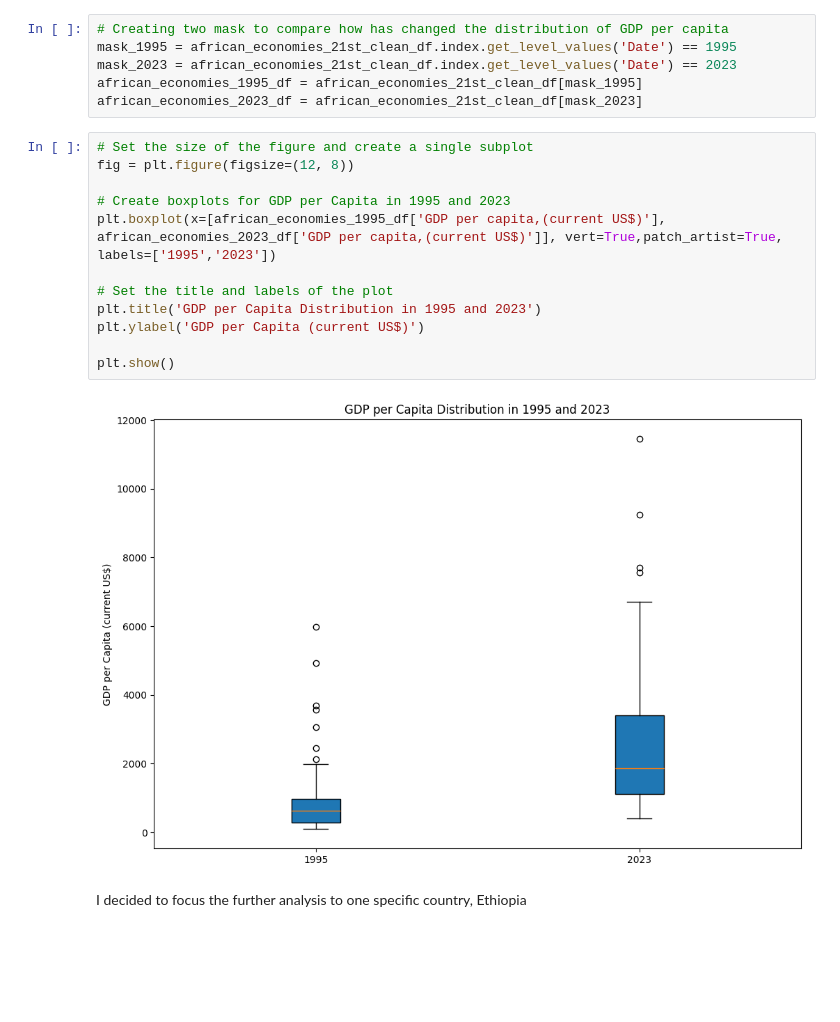
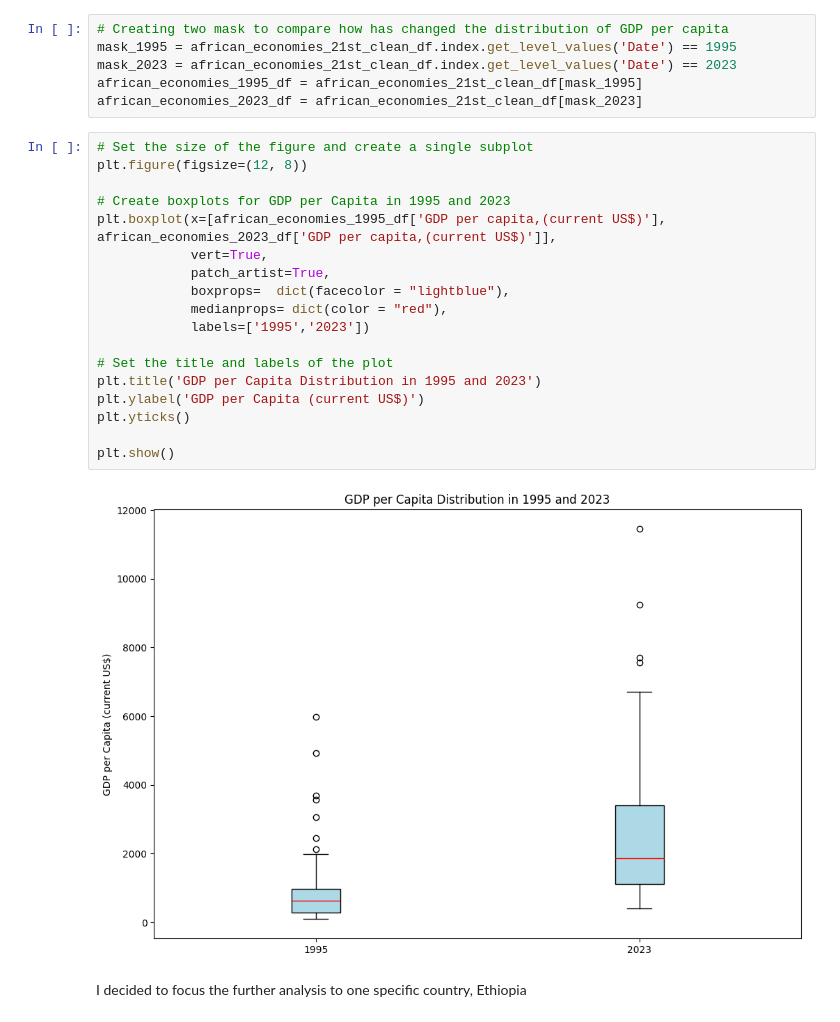
Before and after one commit to arsenilsina/prog_project, a Jupyter notebook: african_economies.ipynb, the cells around one changed output. Cells and saved outputs as stored; diff of their text form; blank space fills up the shorter version.

```diff
--- a/african_economies.ipynb
+++ b/african_economies.ipynb
@@ -330,18 +333,24 @@ african_economies_1995_df = african_economies_21st_clean_df[mask_1995]
 african_economies_2023_df = african_economies_21st_clean_df[mask_2023]
 # %%
 # Set the size of the figure and create a single subplot
-fig = plt.figure(figsize=(12, 8))
+plt.figure(figsize=(12, 8))
 
 # Create boxplots for GDP per Capita in 1995 and 2023
-plt.boxplot(x=[african_economies_1995_df['GDP per capita,(current US$)'], african_economies_2023_df['GDP per capita,(current US$)']], vert=True,patch_artist=True, labels=['1995','2023'])
+plt.boxplot(x=[african_economies_1995_df['GDP per capita,(current US$)'], african_economies_2023_df['GDP per capita,(current US$)']],
+            vert=True,
+            patch_artist=True,
+            boxprops=  dict(facecolor = "lightblue"),
+            medianprops= dict(color = "red"),
+            labels=['1995','2023'])
 
 # Set the title and labels of the plot
 plt.title('GDP per Capita Distribution in 1995 and 2023')
 plt.ylabel('GDP per Capita (current US$)')
+plt.yticks()
 
 plt.show()
 # %% [output]
-[figure, old version]
+[figure, new version]
 # %% [markdown]
 I decided to focus the further analysis to one specific country, Ethiopia
 # %%
```
Also changed, not shown: parts of 9 cells of this notebook.
